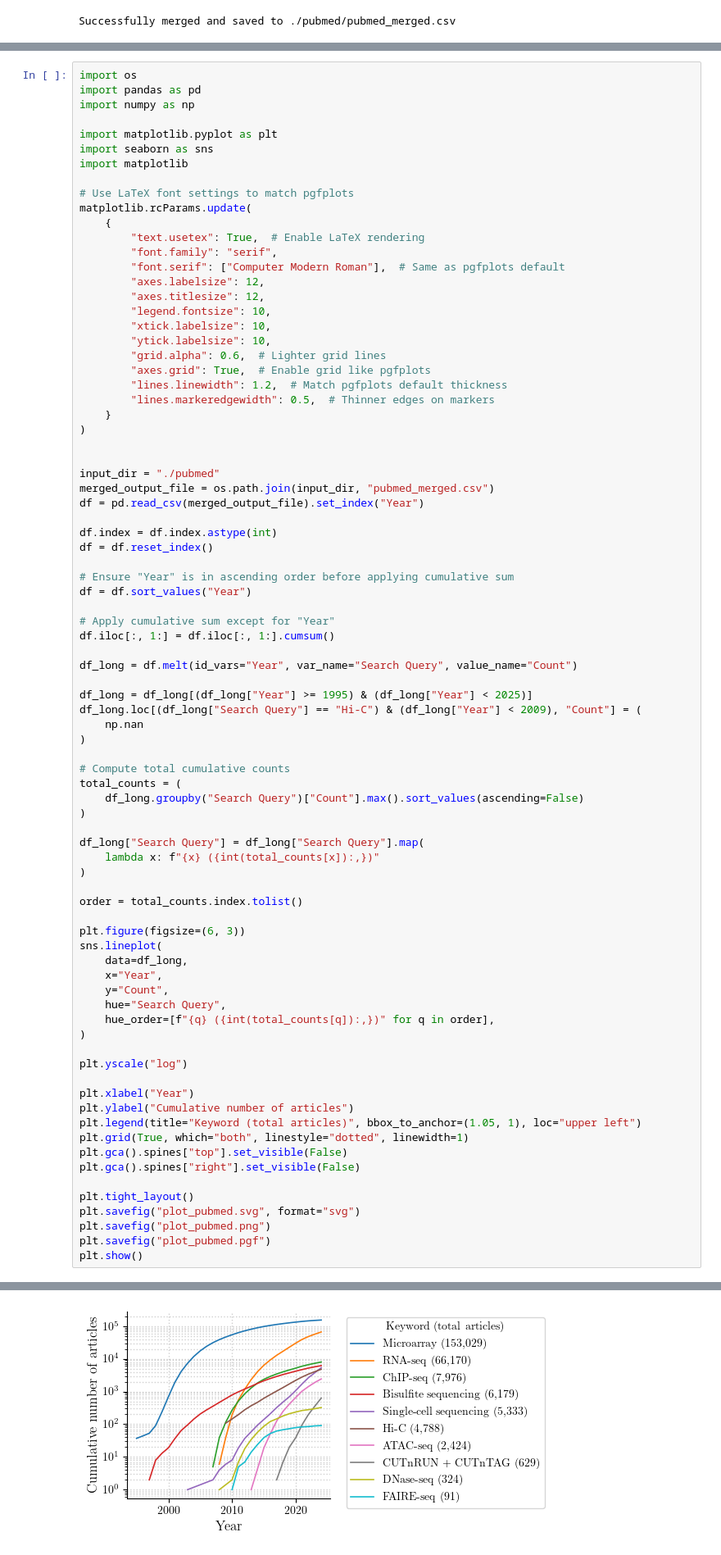
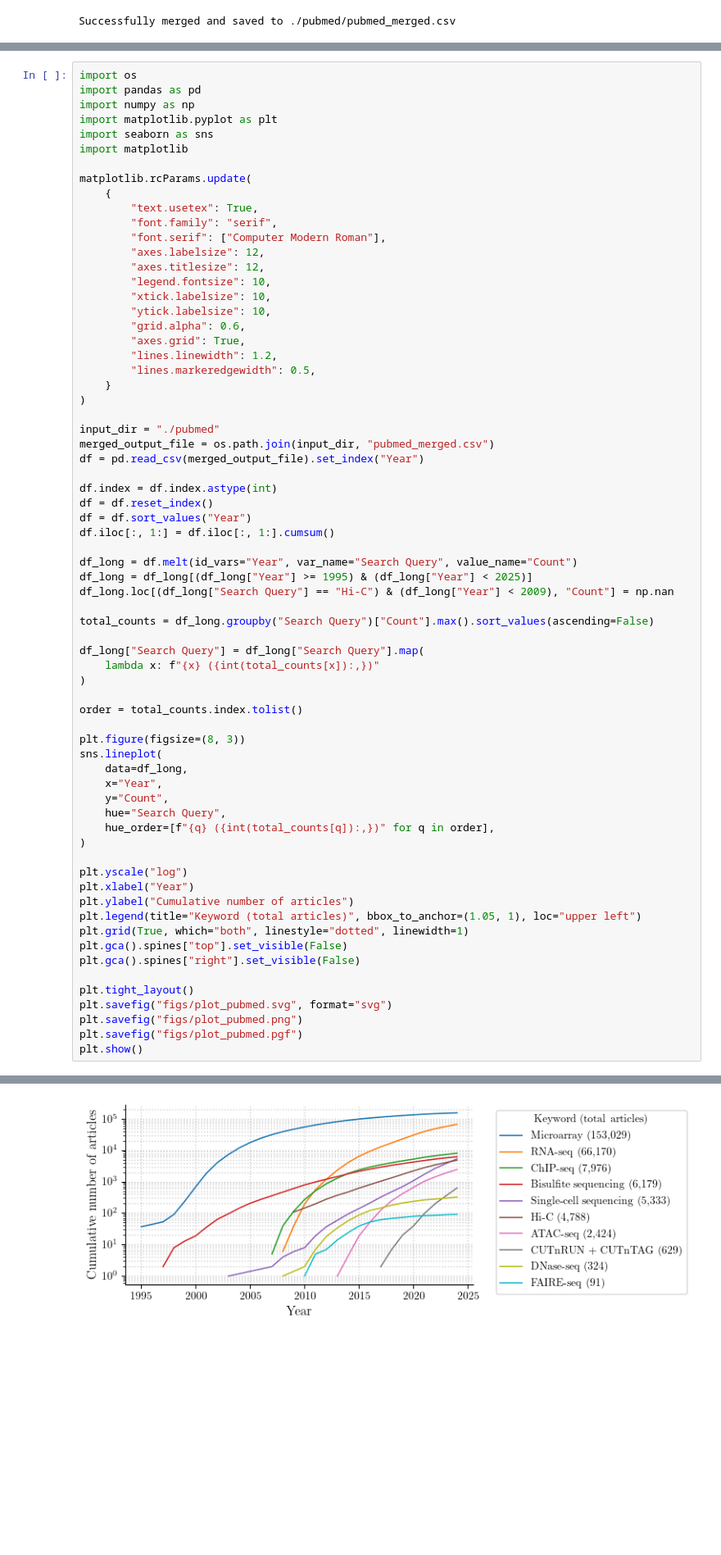
Before and after one commit to fderop/phd_thesis, a Jupyter notebook: ipynb/pub.ipynb, the cells around one changed output, grey strips where cells are left out. Shown at 82% size. Cells and saved outputs as stored; diff of their text form; blank space fills up the shorter version.

```diff
--- a/ipynb/pub.ipynb
+++ b/ipynb/pub.ipynb
@@ -182,29 +182,26 @@ plt.show()
 import os
 import pandas as pd
 import numpy as np
-
 import matplotlib.pyplot as plt
 import seaborn as sns
 import matplotlib
 
-# Use LaTeX font settings to match pgfplots
 matplotlib.rcParams.update(
     {
-        "text.usetex": True,  # Enable LaTeX rendering
+        "text.usetex": True,
         "font.family": "serif",
-        "font.serif": ["Computer Modern Roman"],  # Same as pgfplots default
+        "font.serif": ["Computer Modern Roman"],
         "axes.labelsize": 12,
         "axes.titlesize": 12,
         "legend.fontsize": 10,
         "xtick.labelsize": 10,
         "ytick.labelsize": 10,
-        "grid.alpha": 0.6,  # Lighter grid lines
-        "axes.grid": True,  # Enable grid like pgfplots
-        "lines.linewidth": 1.2,  # Match pgfplots default thickness
-        "lines.markeredgewidth": 0.5,  # Thinner edges on markers
+        "grid.alpha": 0.6,
+        "axes.grid": True,
+        "lines.linewidth": 1.2,
+        "lines.markeredgewidth": 0.5,
     }
 )
-
 
 input_dir = "./pubmed"
 merged_output_file = os.path.join(input_dir, "pubmed_merged.csv")
@@ -212,24 +209,14 @@ df = pd.read_csv(merged_output_file).set_index("Year")
 
 df.index = df.index.astype(int)
 df = df.reset_index()
-
-# Ensure "Year" is in ascending order before applying cumulative sum
 df = df.sort_values("Year")
-
-# Apply cumulative sum except for "Year"
 df.iloc[:, 1:] = df.iloc[:, 1:].cumsum()
 
 df_long = df.melt(id_vars="Year", var_name="Search Query", value_name="Count")
+df_long = df_long[(df_long["Year"] >= 1995) & (df_long["Year"] < 2025)]
+df_long.loc[(df_long["Search Query"] == "Hi-C") & (df_long["Year"] < 2009), "Count"] = np.nan
 
-df_long = df_long[(df_long["Year"] >= 1995) & (df_long["Year"] < 2025)]
-df_long.loc[(df_long["Search Query"] == "Hi-C") & (df_long["Year"] < 2009), "Count"] = (
-    np.nan
-)
-
-# Compute total cumulative counts
-total_counts = (
-    df_long.groupby("Search Query")["Count"].max().sort_values(ascending=False)
-)
+total_counts = df_long.groupby("Search Query")["Count"].max().sort_values(ascending=False)
 
 df_long["Search Query"] = df_long["Search Query"].map(
     lambda x: f"{x} ({int(total_counts[x]):,})"
@@ -237,7 +224,7 @@ df_long["Search Query"] = df_long["Search Query"].map(
 
 order = total_counts.index.tolist()
 
-plt.figure(figsize=(6, 3))
+plt.figure(figsize=(8, 3))
 sns.lineplot(
     data=df_long,
     x="Year",
@@ -247,7 +234,6 @@ sns.lineplot(
 )
 
 plt.yscale("log")
-
 plt.xlabel("Year")
 plt.ylabel("Cumulative number of articles")
 plt.legend(title="Keyword (total articles)", bbox_to_anchor=(1.05, 1), loc="upper left")
@@ -256,8 +242,8 @@ plt.gca().spines["top"].set_visible(False)
 plt.gca().spines["right"].set_visible(False)
 
 plt.tight_layout()
-plt.savefig("plot_pubmed.svg", format="svg")
-plt.savefig("plot_pubmed.png")
-plt.savefig("plot_pubmed.pgf")
+plt.savefig("figs/plot_pubmed.svg", format="svg")
+plt.savefig("figs/plot_pubmed.png")
+plt.savefig("figs/plot_pubmed.pgf")
 plt.show()
 # %% [output]
@@ -266,4 +250,4 @@ findfont: Generic family 'serif' not found because none of the following familie
-[figure, old version]
+[figure, new version]
 # %%
 import os
 import pandas as pd
```
Also changed, not shown: parts of 1 cell of this notebook, 10 other files.
